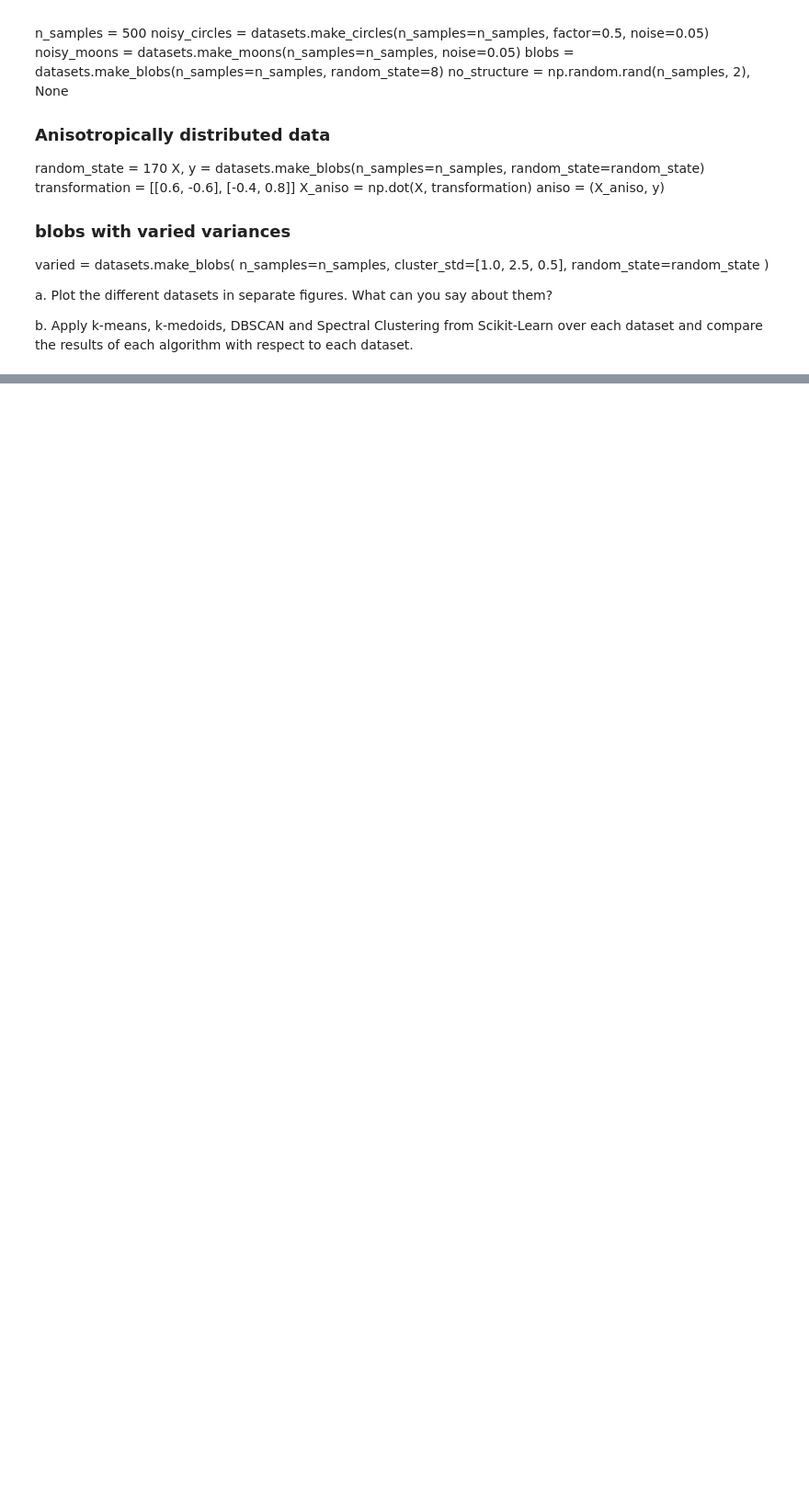
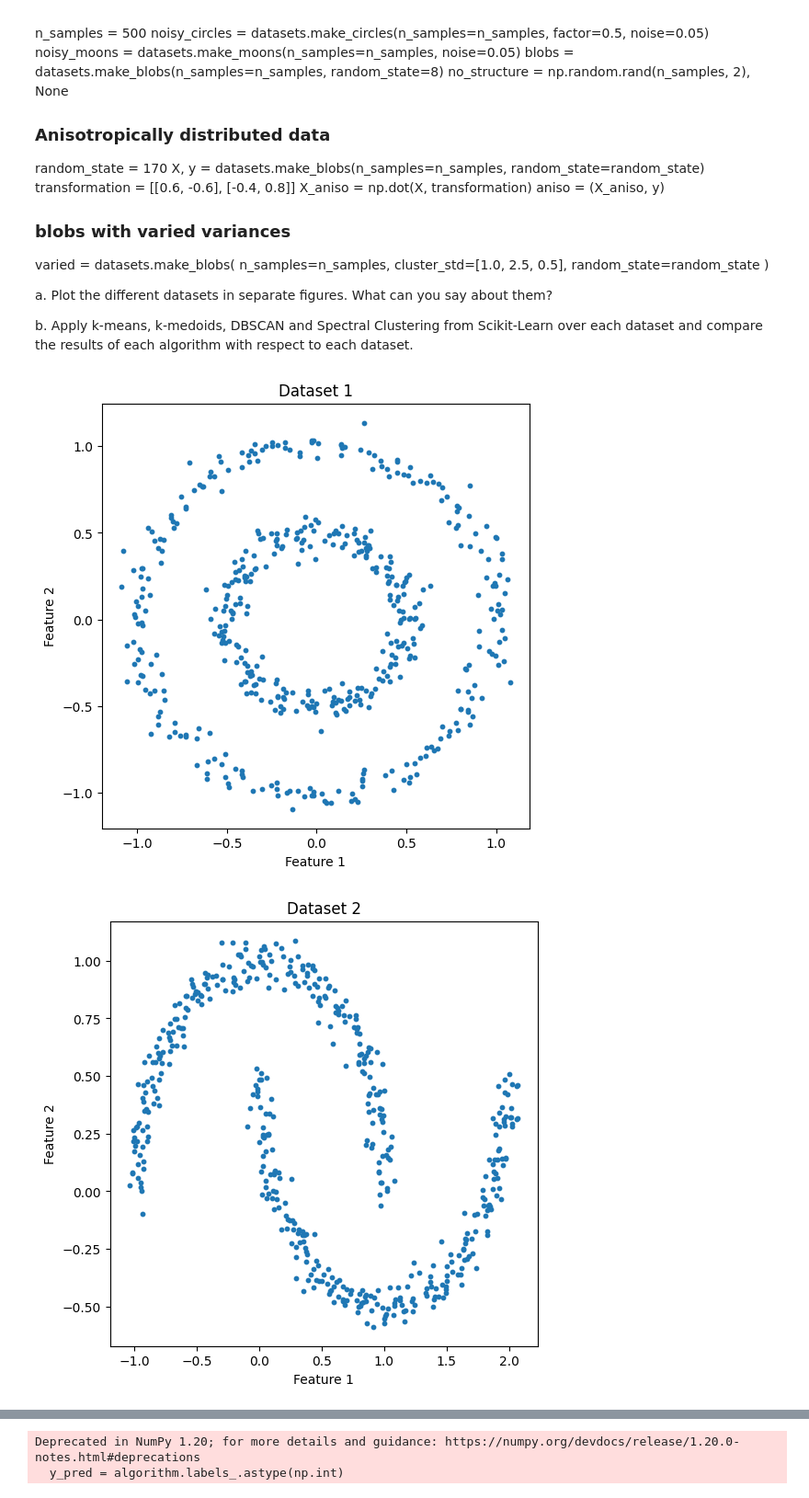
Before and after one commit to marioeoteroa/EspecializacionADS-ML2, a Jupyter notebook: Lab2_Clustering.ipynb, the cells around one changed output, grey strips where cells are left out. Shown at 92% size. Cells and saved outputs as stored; diff of their text form; code cells hidden in the pictures; blank space fills up the shorter version.

Commit message:
Update Finalización Lab 2 - Clustering

```diff
--- a/Lab2_Clustering.ipynb
+++ b/Lab2_Clustering.ipynb
@@ -131,3 +199,35 @@ c. Remember to keep consistency with Scikit-Learn API as high as possible
+# %%
+import numpy as np
+
+class KMedoids:
+    def __init__(self, n_clusters=2, max_iter=300):
+        self.n_clusters = n_clusters
+        self.max_iter = max_iter
+
+    def fit(self, X):
+        # Randomly initialize the medoids
+        self.medoids = X[np.random.choice(range(X.shape[0]), size=self.n_clusters, replace=False)]
+
+        for _ in range(self.max_iter):
+            # Assign each data point to the closest medoid
+            labels = self.predict(X)
+
+            # Recalculate the medoids
+            distances = np.sqrt(((X[:, np.newaxis] - self.medoids) ** 2).sum(axis=2))
+            new_medoids = np.array([X[labels == i][np.argmin(distances[labels == i].sum(axis=1))] for i in range(self.n_clusters)])
+
+            # Check for convergence
+            if np.all(self.medoids == new_medoids):
+                break
+
+            self.medoids = new_medoids
+
+    def predict(self, X):
+        # Calculate the distance between each data point and each medoid
+        distances = np.sqrt(((X[:, np.newaxis] - self.medoids) ** 2).sum(axis=2))
+
+        # Assign each data point to the closest medoid
+        return distances.argmin(axis=1)
 # %% [markdown]
 # Punto 5
 
@@ -226,6 +375,8 @@ b. Apply k-means, k-medoids, DBSCAN and Spectral Clustering from Scikit-Learn ov
 import numpy as np
 from sklearn import cluster, datasets, mixture
 import matplotlib.pyplot as plt
+from sklearn_extra.cluster import KMedoids
+
 
 # Generate datasets
 n_samples = 500
@@ -259,31 +410,34 @@ for i, dataset in enumerate(datasets_list, start=1):
     X, _ = dataset
     plt.figure(figsize=(6, 6))
     plt.scatter(X[:, 0], X[:, 1], s=10)
     plt.title(f'Dataset {i}')
     plt.xlabel('Feature 1')
     plt.ylabel('Feature 2')
     plt.show()
 
 # Apply clustering algorithms to each dataset and compare results
 clustering_algorithms = {
     'K-Means': cluster.KMeans(n_clusters=3),
-    'K-Medoids': cluster.KMedoids(n_clusters=3),
+    'K-Medoids': KMedoids(n_clusters=3),
     'DBSCAN': cluster.DBSCAN(eps=0.3, min_samples=5),
     'Spectral Clustering': cluster.SpectralClustering(n_clusters=3),
 }
 
 for i, dataset in enumerate(datasets_list, start=1):
     X, _ = dataset
     for name, algorithm in clustering_algorithms.items():
         algorithm.fit(X)
         if hasattr(algorithm, 'labels_'):
             y_pred = algorithm.labels_.astype(np.int)
         else:
             y_pred = algorithm.predict(X)
 
         plt.figure(figsize=(6, 6))
         plt.scatter(X[:, 0], X[:, 1], c=y_pred, s=10)
         plt.title(f'{name} - Dataset {i}')
         plt.xlabel('Feature 1')
         plt.ylabel('Feature 2')
         plt.show()
+# %% [output]
+[figure, added]
+[figure, added]
@@ -289,0 +448,2 @@ for i, dataset in enumerate(datasets_list, start=1):
+Deprecated in NumPy 1.20; for more details and guidance: https://numpy.org/devdocs/release/1.20.0-notes.html#deprecations
+  y_pred = algorithm.labels_.astype(np.int)
```
Also changed, not shown: parts of 8 cells of this notebook.
